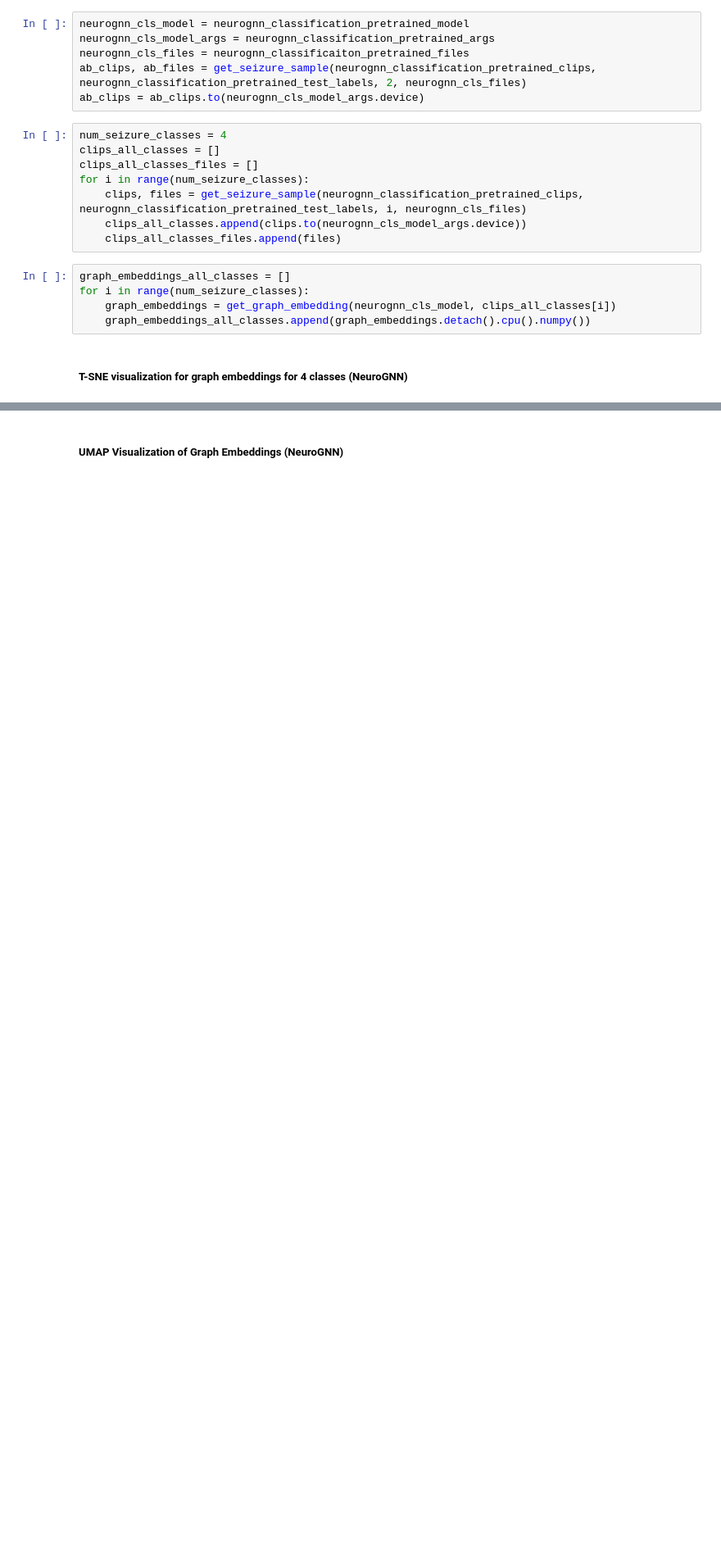
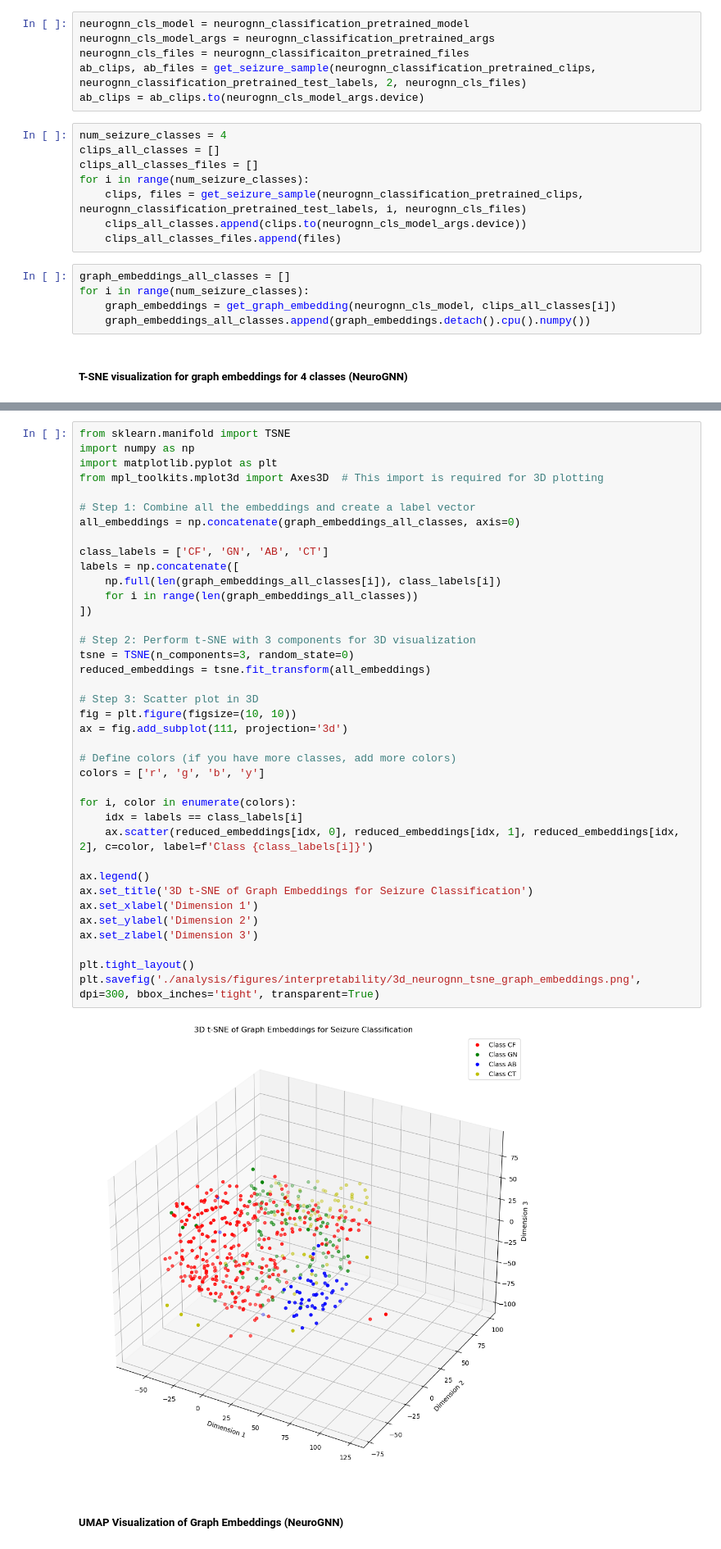
Before and after one commit to USC-InfoLab/NeuroGNN, a Jupyter notebook: analysis/performance_analysis.ipynb, the cells around one changed output, grey strips where cells are left out. Shown at 82% size. Saved outputs shown, nothing was run; the diff lists cells and outputs as text; blank space fills up the shorter version.

```diff
--- a/analysis/performance_analysis.ipynb
+++ b/analysis/performance_analysis.ipynb
@@ -579,2 +583,42 @@ plt.show()
+# %%
+from sklearn.manifold import TSNE
+import numpy as np
+import matplotlib.pyplot as plt
+from mpl_toolkits.mplot3d import Axes3D  # This import is required for 3D plotting
+
+# Step 1: Combine all the embeddings and create a label vector
+all_embeddings = np.concatenate(graph_embeddings_all_classes, axis=0)
+
+class_labels = ['CF', 'GN', 'AB', 'CT']
+labels = np.concatenate([
+    np.full(len(graph_embeddings_all_classes[i]), class_labels[i])
+    for i in range(len(graph_embeddings_all_classes))
+])
+
+# Step 2: Perform t-SNE with 3 components for 3D visualization
+tsne = TSNE(n_components=3, random_state=0)
+reduced_embeddings = tsne.fit_transform(all_embeddings)
+
+# Step 3: Scatter plot in 3D
+fig = plt.figure(figsize=(10, 10))
+ax = fig.add_subplot(111, projection='3d')
+
+# Define colors (if you have more classes, add more colors)
+colors = ['r', 'g', 'b', 'y']
+
+for i, color in enumerate(colors):
+    idx = labels == class_labels[i]
+    ax.scatter(reduced_embeddings[idx, 0], reduced_embeddings[idx, 1], reduced_embeddings[idx, 2], c=color, label=f'Class {class_labels[i]}')
+
+ax.legend()
+ax.set_title('3D t-SNE of Graph Embeddings for Seizure Classification')
+ax.set_xlabel('Dimension 1')
+ax.set_ylabel('Dimension 2')
+ax.set_zlabel('Dimension 3')
+
+plt.tight_layout()
+plt.savefig('./analysis/figures/interpretability/3d_neurognn_tsne_graph_embeddings.png', dpi=300, bbox_inches='tight', transparent=True)
+# %% [output]
+[figure, added]
 # %% [markdown]
 ##### UMAP Visualization of Graph Embeddings (NeuroGNN)
```
Also changed, not shown: parts of 6 cells of this notebook, 4 other files.
